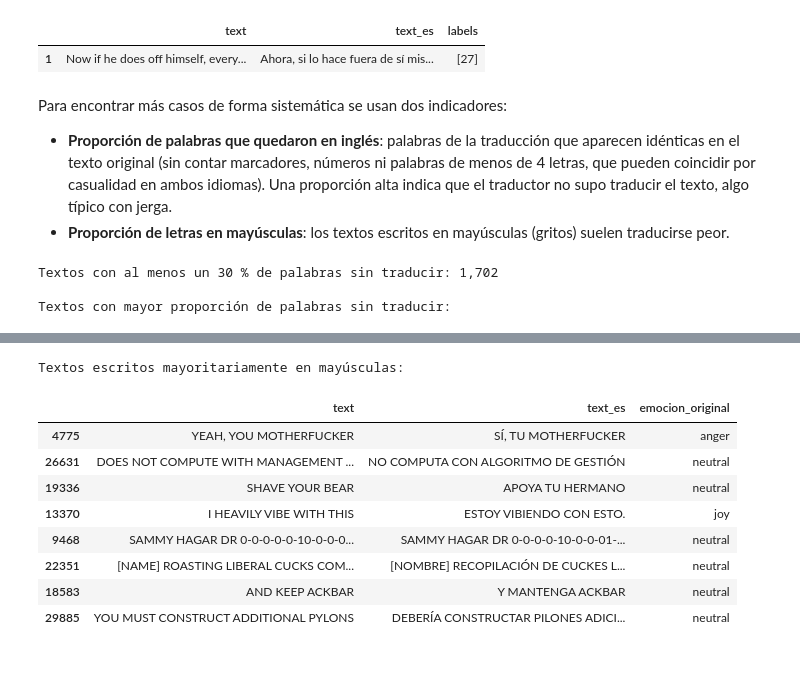
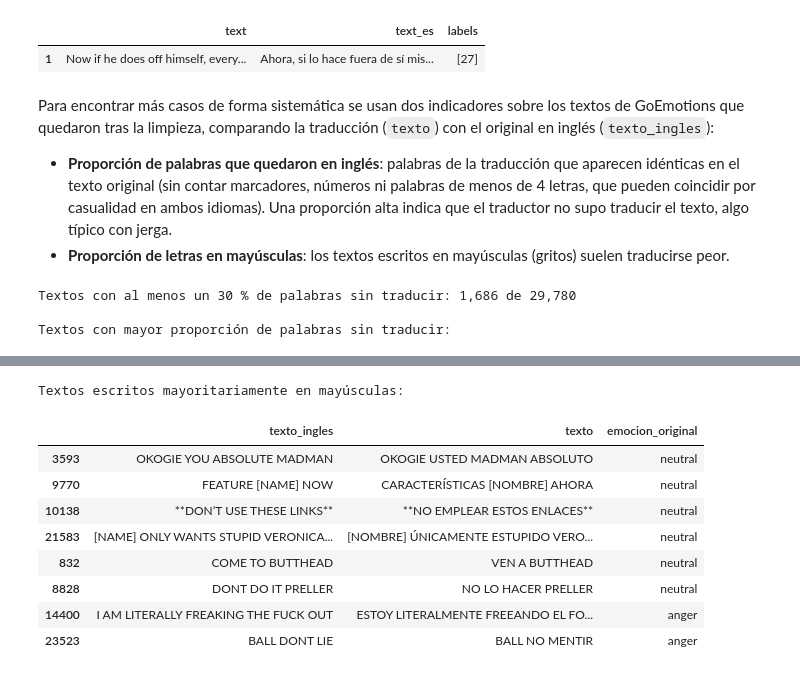
Before and after one commit to bapilco/analisis_sentimientos, a Jupyter notebook: analisis.ipynb, the cells around one changed output, grey strips where cells are left out. Drawn from its saved outputs; the diff is of its cells as text; code cells hidden in the pictures.

```diff
--- a/analisis.ipynb
+++ b/analisis.ipynb
@@ -1077,0 +2216,23 @@ La traducción automática falla sobre todo con la jerga, las groserías y las e
+# %%
+TOP_PALABRAS_FUENTE = 10
+
+fig, ejes = plt.subplots(len(ORDEN_CLASES), len(ORDEN_FUENTES), figsize=(18, 26))
+for fila, clase in enumerate(ORDEN_CLASES):
+    for columna, fuente in enumerate(ORDEN_FUENTES):
+        ax = ejes[fila, columna]
+        tokens = df_vocabulario.loc[(df_vocabulario["clase"] == clase) & (df_vocabulario["fuente"] == fuente), "tokens"]
+        if tokens.empty:
+            ax.axis("off")
+            continue
+        # Porcentaje de mensajes que contienen cada palabra (cada mensaje cuenta una vez por palabra)
+        presencia = pd.Series(Counter(p for lista in tokens for p in set(lista))) / len(tokens) * 100
+        datos = presencia.nlargest(TOP_PALABRAS_FUENTE).sort_values()
+        ax.barh(datos.index, datos.values, color=PALETA_FUENTES[fuente])
+        for i, valor in enumerate(datos.values):
+            ax.text(valor, i, f" {valor:.1f} %", va="center", fontsize=9)
+        ax.set_xlim(0, datos.max() * 1.3)
+        ax.set_title(f"{NOMBRES_CLASES[clase]} · {NOMBRES_FUENTES[fuente]} (n = {len(tokens):,})", fontsize=12)
+        ax.set_xlabel("% de mensajes que contienen la palabra")
+fig.suptitle(f"Top {TOP_PALABRAS_FUENTE} de palabras por clase y fuente", fontsize=16, fontweight="bold", y=1.0)
+plt.tight_layout()
+plt.show()
@@ -1081,36 +2635,40 @@ df_crudo[df_crudo["text"].str.contains("does off himself", case=False, regex=Fal
 |  | text | text_es | labels |
 | 1 | Now if he does off himself, every... | Ahora, si lo hace fuera de sí mis... | [27] |
 # %% [markdown]
-Para encontrar más casos de forma sistemática se usan dos indicadores:
+Para encontrar más casos de forma sistemática se usan dos indicadores sobre los textos de GoEmotions que quedaron tras la limpieza, comparando la traducción (`texto`) con el original en inglés (`texto_ingles`):
 
 - **Proporción de palabras que quedaron en inglés**: palabras de la traducción que aparecen idénticas en el texto original (sin contar marcadores, números ni palabras de menos de 4 letras, que pueden coincidir por casualidad en ambos idiomas). Una proporción alta indica que el traductor no supo traducir el texto, algo típico con jerga.
 - **Proporción de letras en mayúsculas**: los textos escritos en mayúsculas (gritos) suelen traducirse peor.
 # %%
 def proporcion_sin_traducir(fila):
-    palabras_es = re.findall(r"[^\W\d_]{4,}", re.sub(PATRON_MARCADOR, " ", fila["text_es"]).lower())
-    palabras_en = set(re.findall(r"[^\W\d_]{4,}", fila["text"].lower()))
+    palabras_es = re.findall(r"[^\W\d_]{4,}", re.sub(PATRON_MARCADOR, " ", fila["texto"]).lower())
+    palabras_en = set(re.findall(r"[^\W\d_]{4,}", fila["texto_ingles"].lower()))
     if not palabras_es:
         return 0.0
     return sum(palabra in palabras_en for palabra in palabras_es) / len(palabras_es)
+
 
 def proporcion_mayusculas(texto):
     letras = [c for c in re.sub(PATRON_MARCADOR, " ", texto) if c.isalpha()]
     return sum(c.isupper() for c in letras) / len(letras) if letras else 0.0
 
-df_traduccion = df_limpio[["text", "text_es", "clase", "emocion_original"]].copy()
+
+df_traduccion = df_limpio.loc[df_limpio["fuente"] == "goemotions",
+                              ["texto_ingles", "texto", "clase", "emocion_original"]].copy()
 df_traduccion["prop_sin_traducir"] = df_traduccion.apply(proporcion_sin_traducir, axis=1)
-df_traduccion["prop_mayusculas"] = df_traduccion["text_es"].apply(proporcion_mayusculas)
+df_traduccion["prop_mayusculas"] = df_traduccion["texto"].apply(proporcion_mayusculas)
 
-print(f"Textos con al menos un 30 % de palabras sin traducir: {(df_traduccion['prop_sin_traducir'] >= 0.3).sum():,}")
+print(f"Textos con al menos un 30 % de palabras sin traducir: {(df_traduccion['prop_sin_traducir'] >= 0.3).sum():,} "
+      f"de {len(df_traduccion):,}")
 print("\nTextos con mayor proporción de palabras sin traducir:")
 display(df_traduccion.sort_values("prop_sin_traducir", ascending=False)
-        .head(8)[["text", "text_es", "emocion_original", "prop_sin_traducir"]].round(2))
+        .head(8)[["texto_ingles", "texto", "emocion_original", "prop_sin_traducir"]].round(2))
 
+mayusculas = df_traduccion["prop_mayusculas"] > 0.8
 print("Textos escritos mayoritariamente en mayúsculas:")
-display(df_traduccion[df_traduccion["prop_mayusculas"] > 0.8]
-        .sample(min(8, (df_traduccion["prop_mayusculas"] > 0.8).sum()), random_state=SEMILLA)
-        [["text", "text_es", "emocion_original"]])
+display(df_traduccion[mayusculas].sample(min(8, mayusculas.sum()), random_state=SEMILLA)
+        [["texto_ingles", "texto", "emocion_original"]])
 # %% [output]
-Textos con al menos un 30 % de palabras sin traducir: 1,702
+Textos con al menos un 30 % de palabras sin traducir: 1,686 de 29,780
 
 Textos con mayor proporción de palabras sin traducir:
@@ -1126,10 +2684,10 @@ Textos con mayor proporción de palabras sin traducir:
 Textos escritos mayoritariamente en mayúsculas:
-|  | text | text_es | emocion_original |
-| 4775 | YEAH, YOU MOTHERFUCKER | SÍ, TU MOTHERFUCKER | anger |
-| 26631 | DOES NOT COMPUTE WITH MANAGEMENT ... | NO COMPUTA CON ALGORITMO DE GESTIÓN | neutral |
-| 19336 | SHAVE YOUR BEAR | APOYA TU HERMANO | neutral |
-| 13370 | I HEAVILY VIBE WITH THIS | ESTOY VIBIENDO CON ESTO. | joy |
-| 9468 | SAMMY HAGAR DR 0-0-0-0-0-10-0-0-0... | SAMMY HAGAR DR 0-0-0-0-10-0-0-01-... | neutral |
-| 22351 | [NAME] ROASTING LIBERAL CUCKS COM... | [NOMBRE] RECOPILACIÓN DE CUCKES L... | neutral |
-| 18583 | AND KEEP ACKBAR | Y MANTENGA ACKBAR | neutral |
-| 29885 | YOU MUST CONSTRUCT ADDITIONAL PYLONS | DEBERÍA CONSTRUCTAR PILONES ADICI... | neutral |
+|  | texto_ingles | texto | emocion_original |
+| 3593 | OKOGIE YOU ABSOLUTE MADMAN | OKOGIE USTED MADMAN ABSOLUTO | neutral |
+| 9770 | FEATURE [NAME] NOW | CARACTERÍSTICAS [NOMBRE] AHORA | neutral |
+| 10138 | **DON’T USE THESE LINKS** | **NO EMPLEAR ESTOS ENLACES** | neutral |
+| 21583 | [NAME] ONLY WANTS STUPID VERONICA... | [NOMBRE] ÚNICAMENTE ESTUPIDO VERO... | neutral |
+| 832 | COME TO BUTTHEAD | VEN A BUTTHEAD | neutral |
+| 8828 | DONT DO IT PRELLER | NO LO HACER PRELLER | neutral |
+| 14400 | I AM LITERALLY FREAKING THE FUCK OUT | ESTOY LITERALMENTE FREEANDO EL FO... | anger |
+| 23523 | BALL DONT LIE | BALL NO MENTIR | anger |
```
Also changed, not shown: parts of 152 cells of this notebook.
